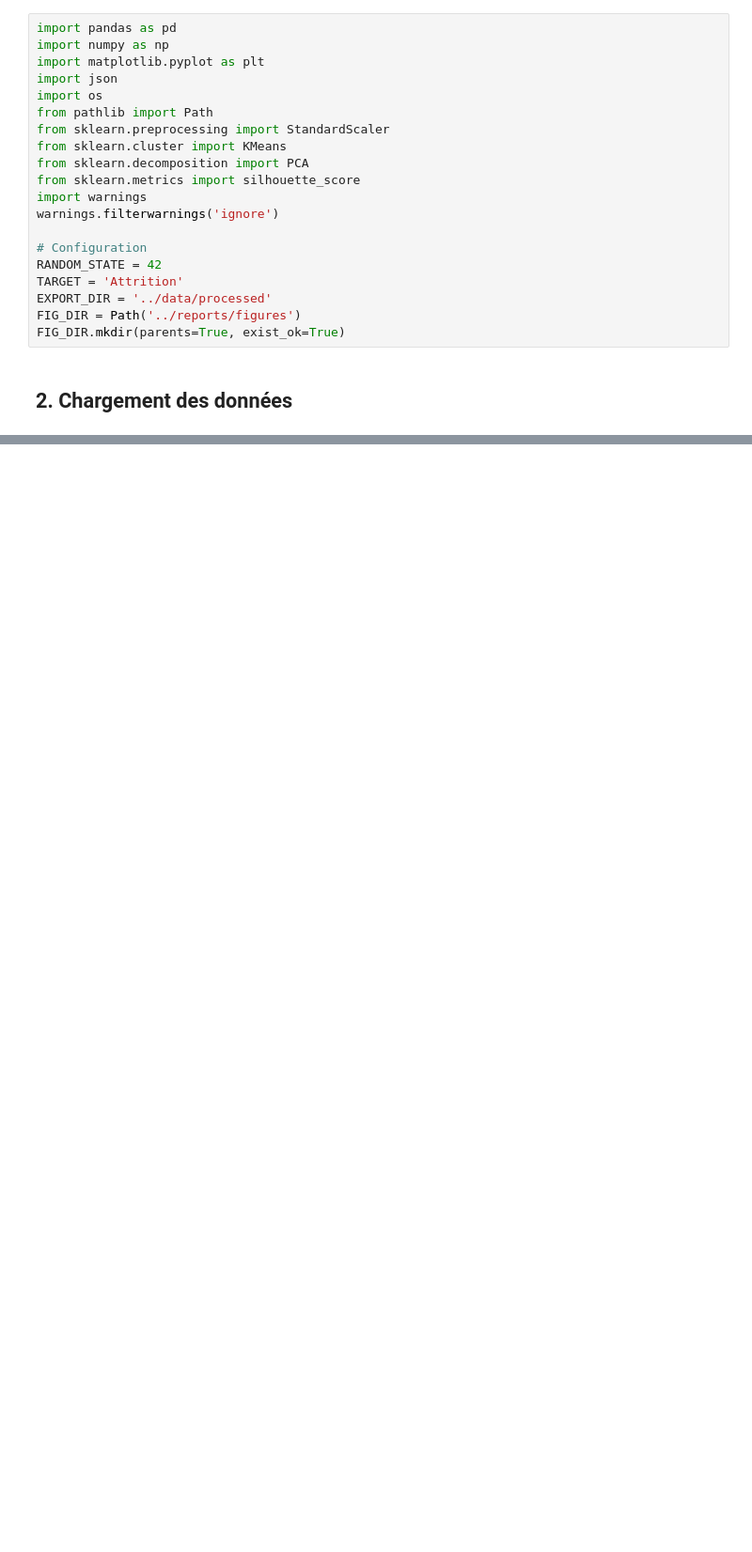
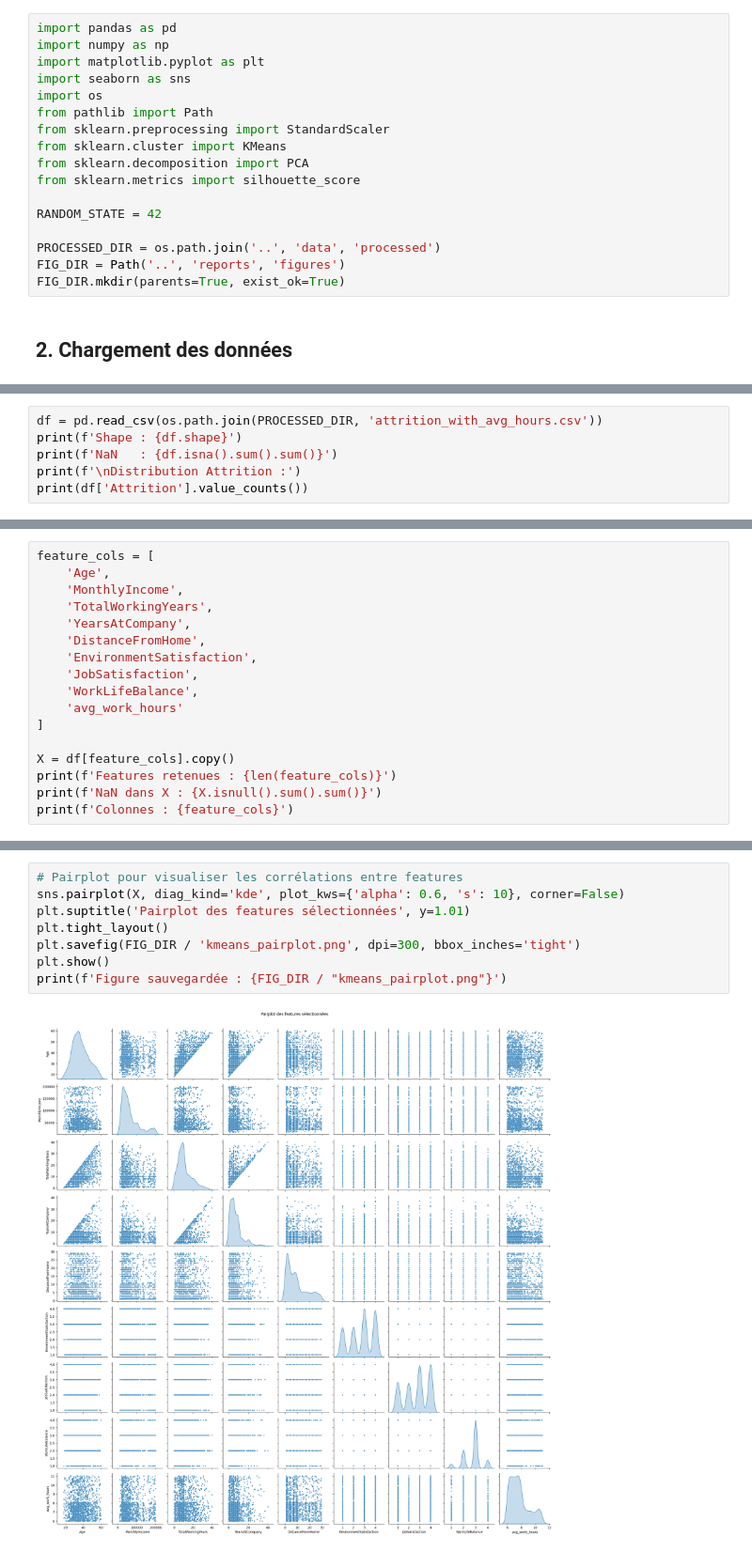
Before and after one commit to AirG213/humanforyou-attrition-ml, a Jupyter notebook: notebooks/04_KMeans_Exploration.ipynb, the cells around one changed output, grey strips where cells are left out. Shown at 94% size. Drawn from its saved outputs; the diff is of its cells as text; blank space fills up the shorter version.

Commit message:
feat(notebook): Update KMeans analysis and modify exploratory data analysis notebook

```diff
--- a/notebooks/04_KMeans_Exploration.ipynb
+++ b/notebooks/04_KMeans_Exploration.ipynb
@@ -14,21 +12,18 @@
 import pandas as pd
 import numpy as np
 import matplotlib.pyplot as plt
-import json
+import seaborn as sns
 import os
 from pathlib import Path
 from sklearn.preprocessing import StandardScaler
 from sklearn.cluster import KMeans
 from sklearn.decomposition import PCA
 from sklearn.metrics import silhouette_score
-import warnings
-warnings.filterwarnings('ignore')
 
-# Configuration
 RANDOM_STATE = 42
-TARGET = 'Attrition'
-EXPORT_DIR = '../data/processed'
-FIG_DIR = Path('../reports/figures')
+
+PROCESSED_DIR = os.path.join('..', 'data', 'processed')
+FIG_DIR = Path('..', 'reports', 'figures')
 FIG_DIR.mkdir(parents=True, exist_ok=True)
 # %% [markdown]
 ## 2. Chargement des données
@@ -424,0 +30,6 @@ Silhouette : 0.0542
+# %%
+df = pd.read_csv(os.path.join(PROCESSED_DIR, 'attrition_with_avg_hours.csv'))
+print(f'Shape : {df.shape}')
+print(f'NaN   : {df.isna().sum().sum()}')
+print(f'\nDistribution Attrition :')
+print(df['Attrition'].value_counts())
@@ -424,0 +53,17 @@ Silhouette : 0.0542
+# %%
+feature_cols = [
+    'Age',
+    'MonthlyIncome',
+    'TotalWorkingYears',
+    'YearsAtCompany',
+    'DistanceFromHome',
+    'EnvironmentSatisfaction',
+    'JobSatisfaction',
+    'WorkLifeBalance',
+    'avg_work_hours'
+]
+
+X = df[feature_cols].copy()
+print(f'Features retenues : {len(feature_cols)}')
+print(f'NaN dans X : {X.isnull().sum().sum()}')
+print(f'Colonnes : {feature_cols}')
@@ -424,0 +78,10 @@ Silhouette : 0.0542
+# %%
+# Pairplot pour visualiser les corrélations entre features
+sns.pairplot(X, diag_kind='kde', plot_kws={'alpha': 0.6, 's': 10}, corner=False)
+plt.suptitle('Pairplot des features sélectionnées', y=1.01)
+plt.tight_layout()
+plt.savefig(FIG_DIR / 'kmeans_pairplot.png', dpi=300, bbox_inches='tight')
+plt.show()
+print(f'Figure sauvegardée : {FIG_DIR / "kmeans_pairplot.png"}')
+# %% [output]
+[figure, added]
```
Also changed, not shown: parts of 54 cells of this notebook, 16 other files.
